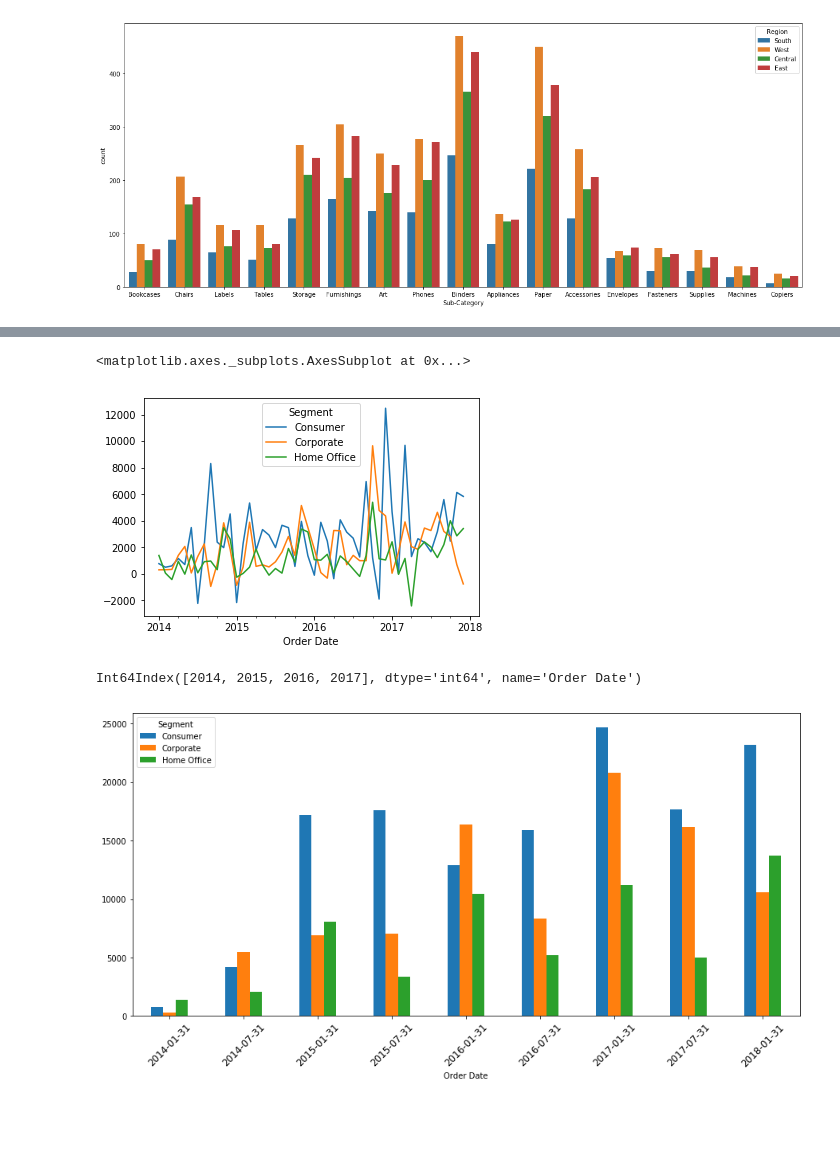
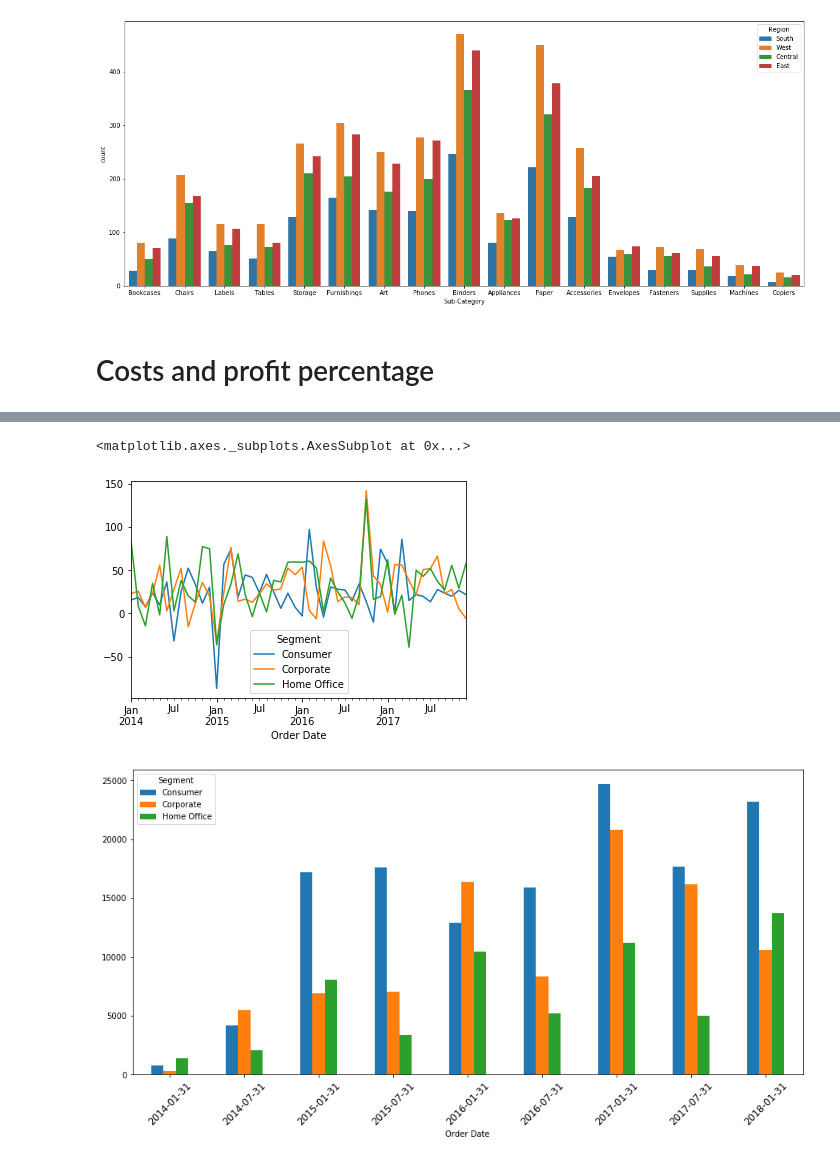
Before and after one commit to jamontanac/Hexagon-Test, a Jupyter notebook: Super store.ipynb, the cells around one changed output, grey strips where cells are left out. Drawn from its saved outputs; the diff is of its cells as text; code cells hidden in the pictures; blank space fills up the shorter version.

```diff
--- a/Super store.ipynb
+++ b/Super store.ipynb
@@ -101,6 +82,8 @@ sns.countplot(x="Sub-Category", hue="Region", data=orders)
 plt.show()
 # %% [output]
 [figure]
+# %% [markdown]
+# Costs and profit percentage
 # %%
 orders['Cost']=orders['Sales']-orders['Profit']
 orders['Profit %']=(orders['Profit']/orders['Cost'])*100
@@ -112,7 +95,7 @@ plt.show()
 # %% [output]
 [figure]
 # %%
-orders.set_index("Order Date").groupby("Segment").resample("M").sum()[["Profit","Cost"]].unstack(0)["Profit"].plot()
+orders.set_index("Order Date").groupby("Segment").resample("M").mean()[["Profit","Cost"]].unstack(0)["Profit"].plot()
 # %% [output]
 <matplotlib.axes._subplots.AxesSubplot at 0x...>
-[figure, old version]
+[figure, new version]
@@ -121,7 +102,3 @@ import matplotlib.dates as mdates
-# %%
-tmp.index.year
-# %% [output]
-Int64Index([2014, 2015, 2016, 2017], dtype='int64', name='Order Date')
 # %%
 tmp=orders.set_index("Order Date").groupby("Segment").resample("6M").sum()[["Profit","Cost"]].unstack(0)["Profit"]
 fig, ax = plt.subplots(figsize=(15,7))
```
Also changed, not shown: parts of 31 cells of this notebook, 1 other file.
